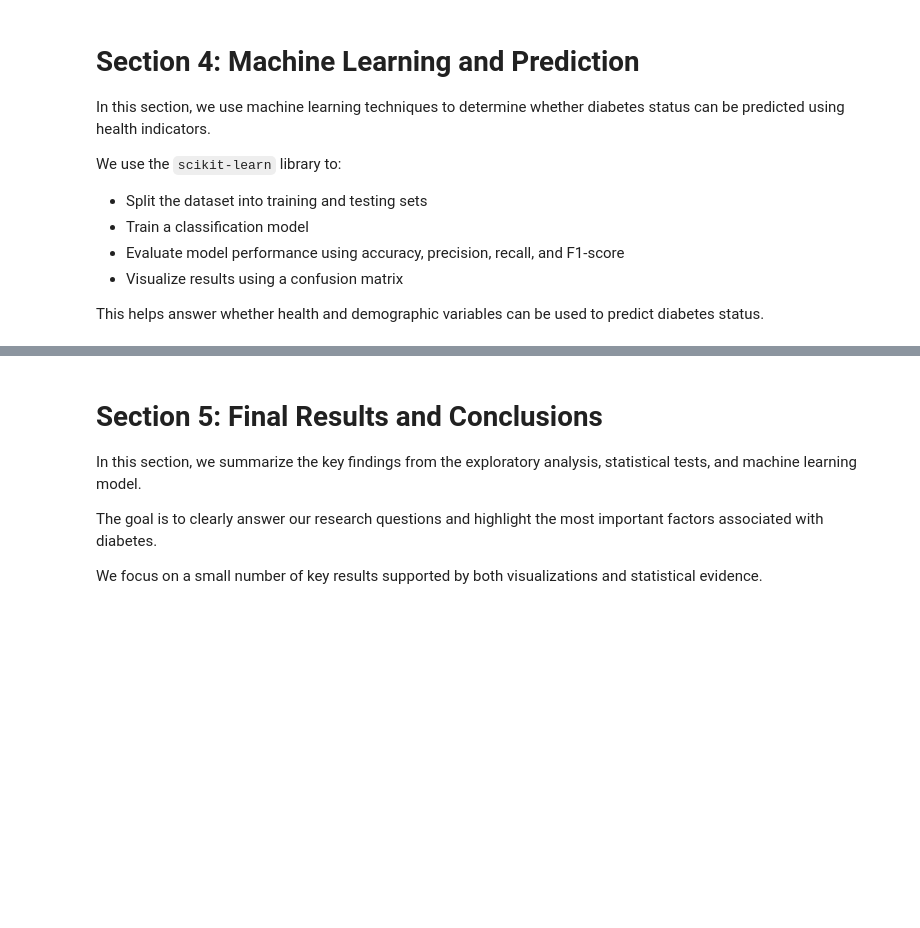
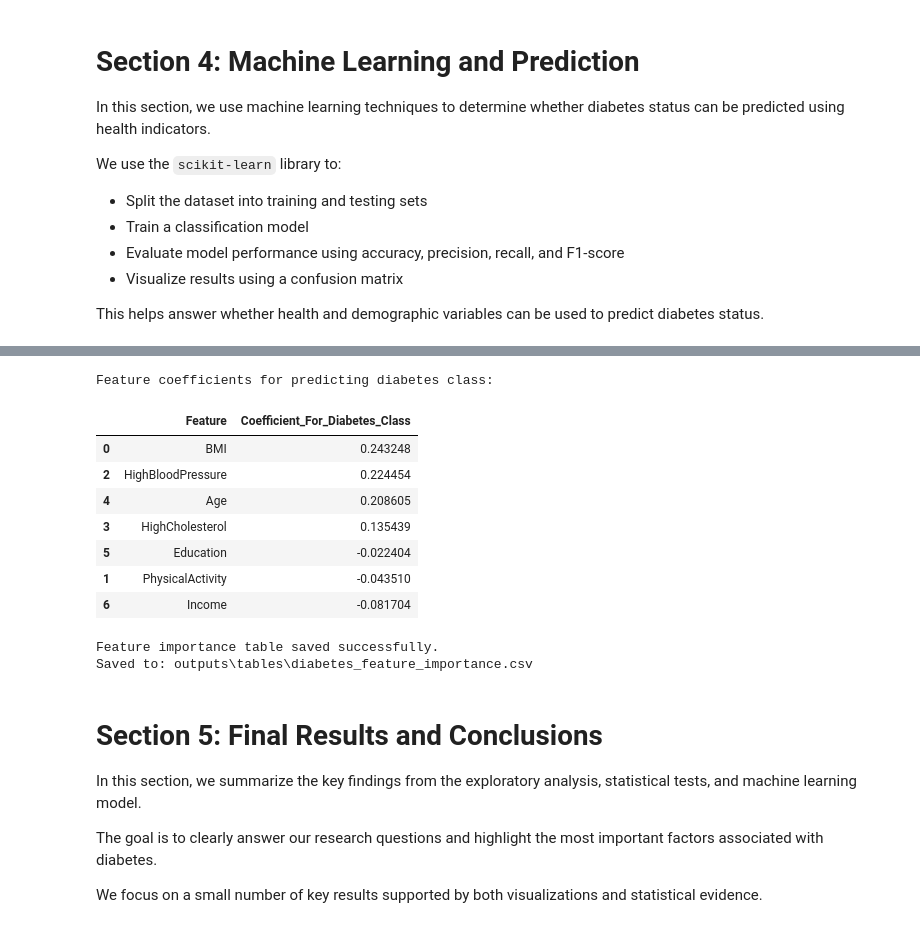
Before and after one commit to Amaanster1234/INFO-I211---Final-Project-, a Jupyter notebook: final_project.ipynb, the cells around one changed output, grey strips where cells are left out. Drawn from its saved outputs; the diff is of its cells as text; code cells hidden in the pictures; blank space fills up the shorter version.

```diff
--- a/final_project.ipynb
+++ b/final_project.ipynb
@@ -1100,3 +1214,39 @@ Model results saved to: outputs\tables\model_results.csv
+# %%
+# ----------------------------
+# Feature importance for diabetes class
+# Focus on Class 2 because the project is about diabetes risk
+# ----------------------------
+
+diabetes_importance = pd.DataFrame({
+    "Feature": features,
+    "Coefficient_For_Diabetes_Class": log_model.coef_[2]
+})
+
+diabetes_importance = diabetes_importance.sort_values(
+    by="Coefficient_For_Diabetes_Class",
+    ascending=False
+)
+
+print("Feature coefficients for predicting diabetes class:")
+display(diabetes_importance)
+
+importance_file = os.path.join(tables_folder, "diabetes_feature_importance.csv")
+diabetes_importance.to_csv(importance_file, index=False)
+
+print("Feature importance table saved successfully.")
+print("Saved to:", importance_file)
+# %% [output]
+Feature coefficients for predicting diabetes class:
+|  | Feature | Coefficient_For_Diabetes_Class |
+| 0 | BMI | 0.243248 |
+| 2 | HighBloodPressure | 0.224454 |
+| 4 | Age | 0.208605 |
+| 3 | HighCholesterol | 0.135439 |
+| 5 | Education | -0.022404 |
+| 1 | PhysicalActivity | -0.043510 |
+| 6 | Income | -0.081704 |
+Feature importance table saved successfully.
+Saved to: outputs\tables\diabetes_feature_importance.csv
 # %% [markdown]
 # Section 5: Final Results and Conclusions
 
```
Also changed, not shown: parts of 19 cells of this notebook, 4 other files.
